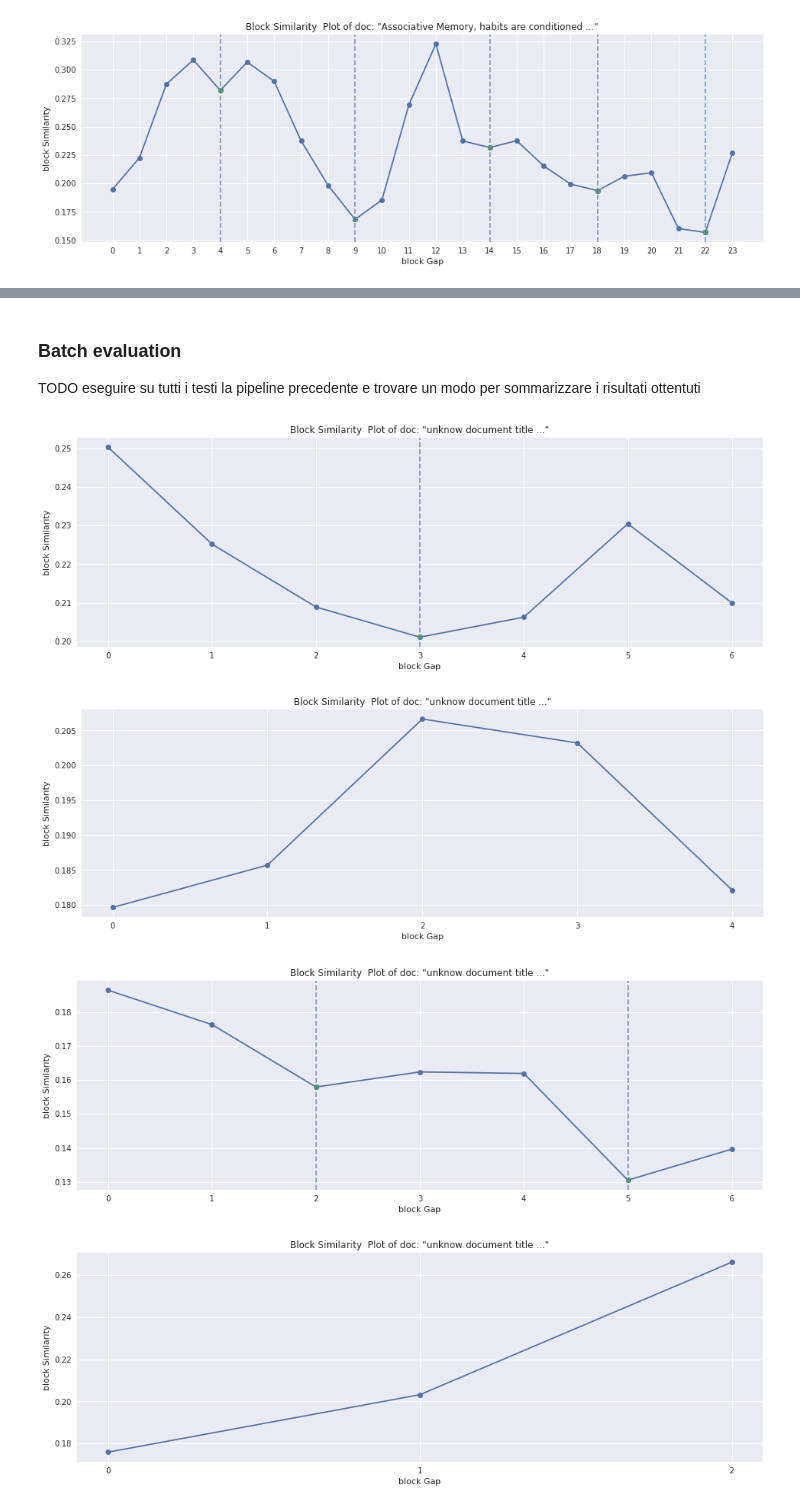
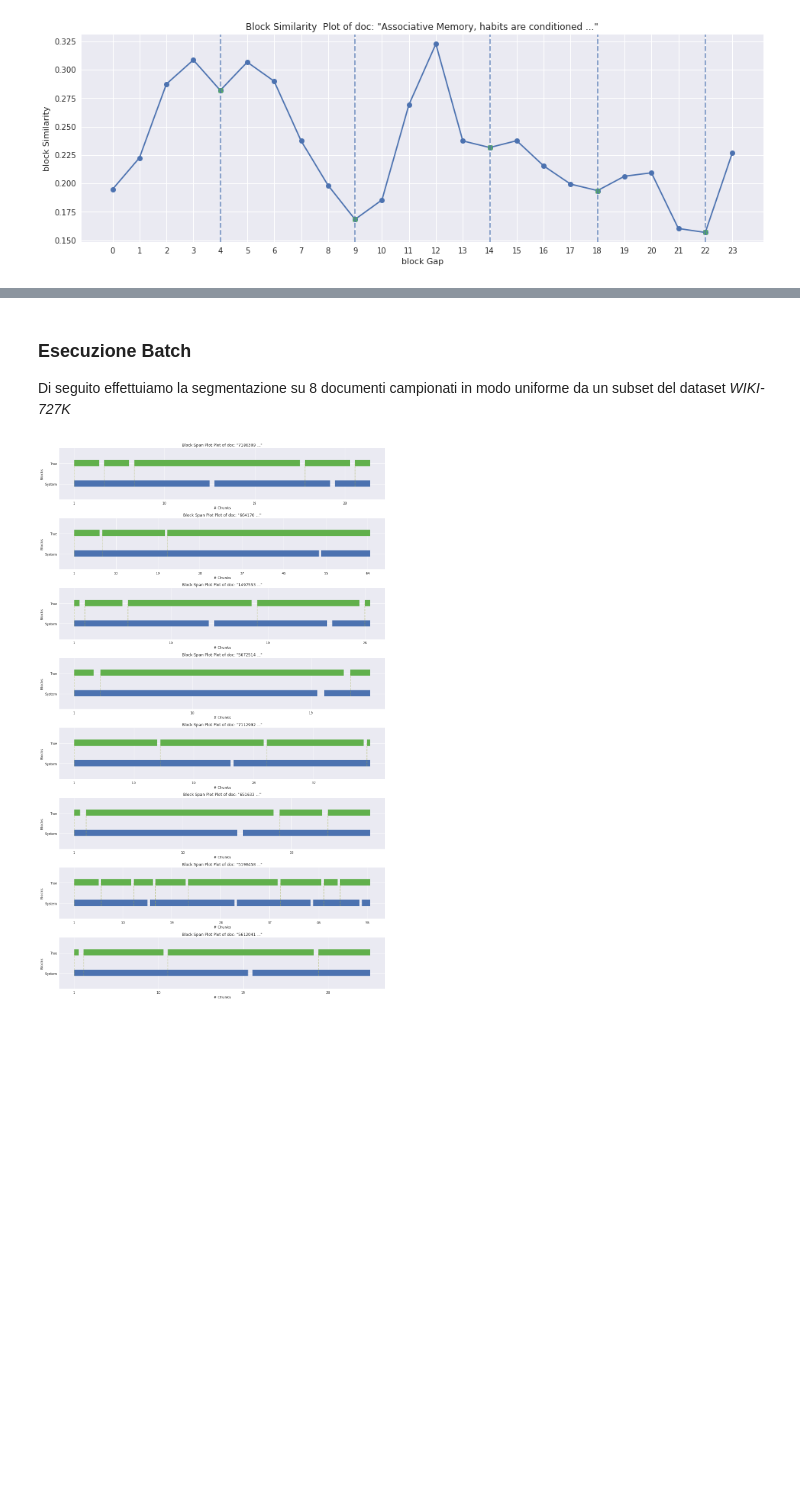
Before and after one commit to PRFina/TLN1920, a Jupyter notebook: DiCaro/esercitazione4/esercitazione4.ipynb, the cells around one changed output, grey strips where cells are left out. Cells and saved outputs as stored; diff of their text form; code cells hidden in the pictures; blank space fills up the shorter version.

```diff
--- a/DiCaro/esercitazione4/esercitazione4.ipynb
+++ b/DiCaro/esercitazione4/esercitazione4.ipynb
@@ -155,7 +135,9 @@ def valleys_to_breakpoints(valleys, blocks):
 # %%
-valleys, sims, blocks = segmenter.segment(doc, initial_blocks=40)
-
+valleys, sims, blocks = segmenter.segment(doc, initial_blocks=25) # 25 here is chosen carefully for demonstration purpose
 breakpoints, system_chunks = valleys_to_breakpoints(valleys, blocks)
 
+# get only chunk indeces before the breakpoints
 true_breakpoints = np.array([breakpoint[0] for breakpoint in doc.get_breakpoints()])
 system_breakpoints = np.array([breakpoint[0] for breakpoint in breakpoints])
+
+print(f"Gold Truth breakpoints : {true_breakpoints}\nSystem's breakpoints: {system_breakpoints}")
@@ -163,0 +155,3 @@ system_breakpoints = np.array([breakpoint[0] for breakpoint in breakpoints])
+# %%
+fig, ax = plt.subplots(1,1, figsize=(15,5))
+viz.block_span_plot(ax, doc, true_breakpoints, system_breakpoints)
@@ -168,3 +167,0 @@ if len(true_breakpoints) == len(system_breakpoints):
-# %%
-fig, ax = plt.subplots(1,1, figsize=(15,10))
-viz.block_span_plot(ax, doc, true_breakpoints, system_breakpoints)
@@ -173,27 +168,30 @@ viz.block_span_plot(ax, doc, true_breakpoints, system_breakpoints)
-# %% [markdown]
-### Batch evaluation
-
-TODO eseguire su tutti i testi la pipeline precedente e trovare un modo per sommarizzare i risultati ottentuti
+# %% [markdown]
+### Esecuzione Batch
+Di seguito effettuiamo la segmentazione su 8 documenti campionati in modo uniforme da un subset del dataset *WIKI-727K*
 # %%
 import random
 random.seed(10)
 
-N_DOCS = 10
+N_DOCS = 8
 
 doc_paths = list(filter(lambda x: x.is_file(), Path("data/WIKI-727K-subset").rglob("*")))
 doc_paths = random.sample(doc_paths, N_DOCS)
 
 docs = [dm.Document(doc_path, nltk.sent_tokenize) for doc_path in doc_paths]
 segmenter = segm.TextSegmenter(segm.preprocessor, glove, segm.cosine_similarity)
 
+fig, axes = plt.subplots(nrows=N_DOCS, figsize=(15,3*N_DOCS))
 
-for doc in docs:
-    INITIAL_BLOCKS = len(doc.get_breakpoints()) * 2 # this is an unfair trick!!!
-    minima, similarities, blocks = segmenter.segment(doc, initial_blocks=INITIAL_BLOCKS)
-    fig, ax = plt.subplots(1,1,figsize=(16,5))
-    viz.block_similarity_plot(ax, doc, minima, similarities)
+for pa, doc, ax in zip(doc_paths,docs,axes):
+    INITIAL_BLOCKS = len(doc.get_breakpoints()) * 3 # this is an unfair trick!!!
+    minima, similarities, blocks = segmenter.segment(doc, initial_blocks=INITIAL_BLOCKS, smooth=True, window_size=3)
+    breakpoints, system_chunks = viz.valleys_to_breakpoints(valleys, blocks)
+
+    true_breakpoints = np.array([breakpoint[0] for breakpoint in doc.get_breakpoints()])
+    system_breakpoints = np.array([breakpoint[0] for breakpoint in breakpoints])
+
+    viz.block_span_plot(ax, doc, true_breakpoints, system_breakpoints)
+
+fig.tight_layout()
 # %% [output]
-[figure, old version]
+[figure, new version]
-[figure, removed]
-[figure, removed]
-[figure, removed]
```
Also changed, not shown: parts of 17 cells of this notebook.
